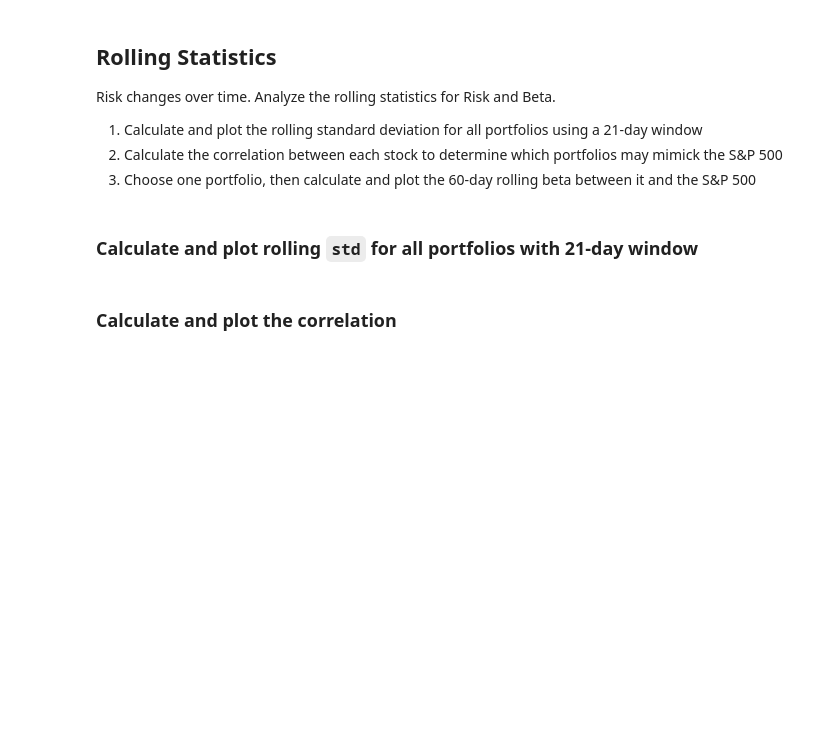
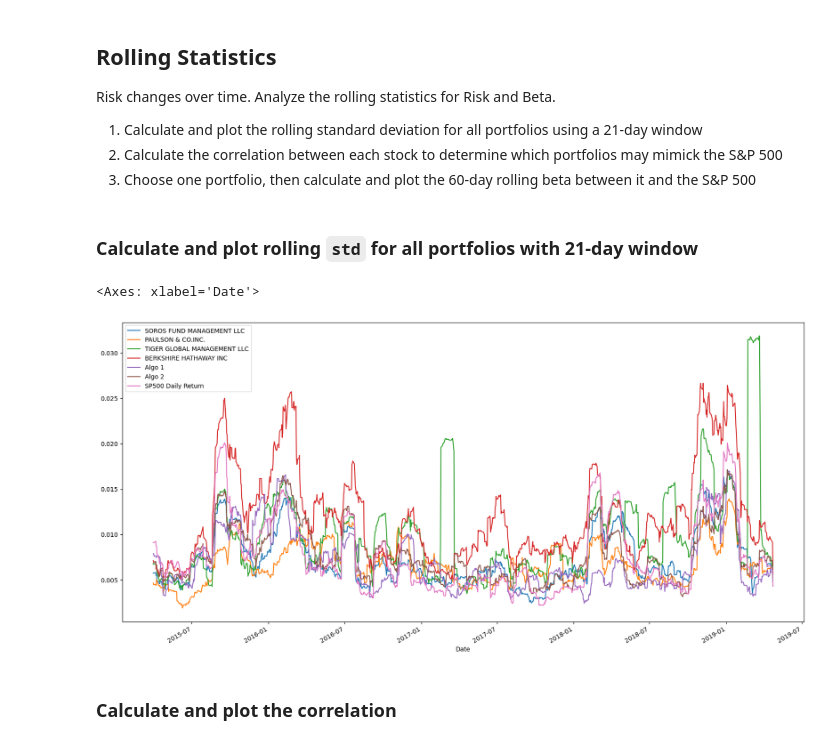
Before and after one commit to gerxxoo/Module_4_challenge, a Jupyter notebook: Starter_Code/whale_analysis.ipynb, the cells around one changed output. Cells and saved outputs as stored; diff of their text form; code cells hidden in the pictures; blank space fills up the shorter version.

```diff
--- a/Starter_Code/whale_analysis.ipynb
+++ b/Starter_Code/whale_analysis.ipynb
@@ -257,8 +300,11 @@ Risk changes over time. Analyze the rolling statistics for Risk and Beta.
 ### Calculate and plot rolling `std` for all portfolios with 21-day window
 # %%
 # Calculate the rolling standard deviation for all portfolios using a 21-day window
-
 # Plot the rolling standard deviation
+joined_returns.rolling(window = 21).std().plot(figsize = (20, 10))
+# %% [output]
+<Axes: xlabel='Date'>
+[figure, added]
 # %% [markdown]
 ### Calculate and plot the correlation
 # %%
```
Also changed, not shown: parts of 14 cells of this notebook.
